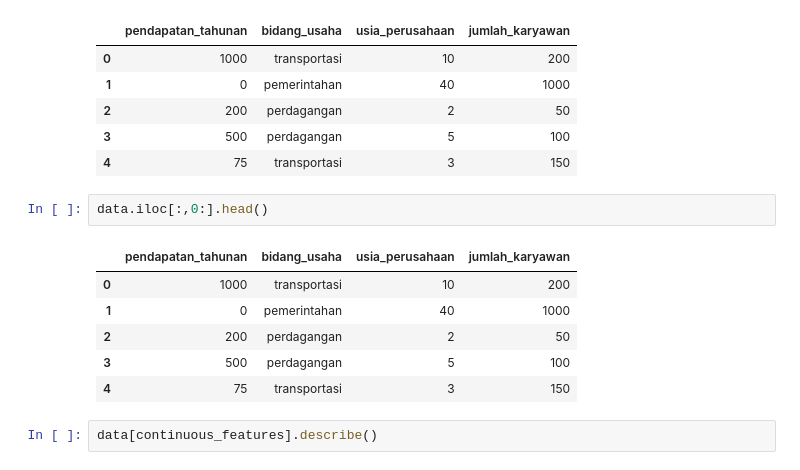
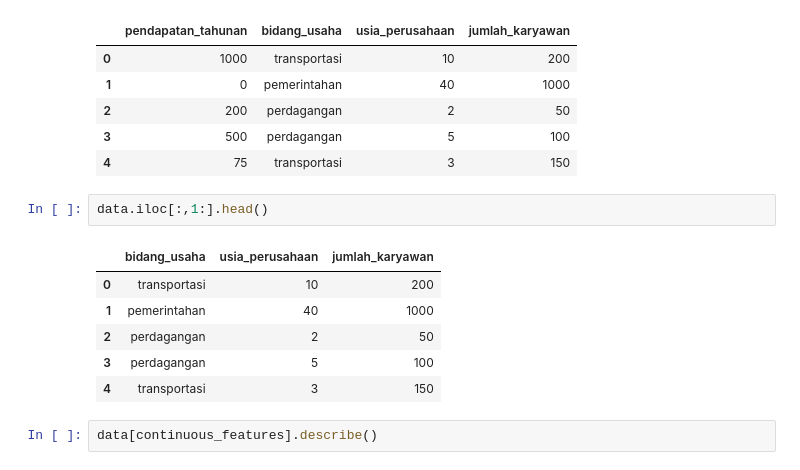
Before and after one commit to panoet/pt-ifca-customer-segmentation, a Jupyter notebook: cluster_konsumen-1_rev2.ipynb, the cells around one changed output. Cells and saved outputs as stored; diff of their text form.

```diff
--- a/cluster_konsumen-1_rev2.ipynb
+++ b/cluster_konsumen-1_rev2.ipynb
@@ -32,14 +32,14 @@ data.head()
 | 3 | 500 | perdagangan | 5 | 100 |
 | 4 | 75 | transportasi | 3 | 150 |
 # %%
-data.iloc[:,0:].head()
+data.iloc[:,1:].head()
 # %% [output]
-|  | pendapatan_tahunan | bidang_usaha | usia_perusahaan | jumlah_karyawan |
-| 0 | 1000 | transportasi | 10 | 200 |
-| 1 | 0 | pemerintahan | 40 | 1000 |
-| 2 | 200 | perdagangan | 2 | 50 |
-| 3 | 500 | perdagangan | 5 | 100 |
-| 4 | 75 | transportasi | 3 | 150 |
+|  | bidang_usaha | usia_perusahaan | jumlah_karyawan |
+| 0 | transportasi | 10 | 200 |
+| 1 | pemerintahan | 40 | 1000 |
+| 2 | perdagangan | 2 | 50 |
+| 3 | perdagangan | 5 | 100 |
+| 4 | transportasi | 3 | 150 |
 # %%
 data[continuous_features].describe()
 # %% [output]
```
Also changed, not shown: parts of 4 cells of this notebook.
